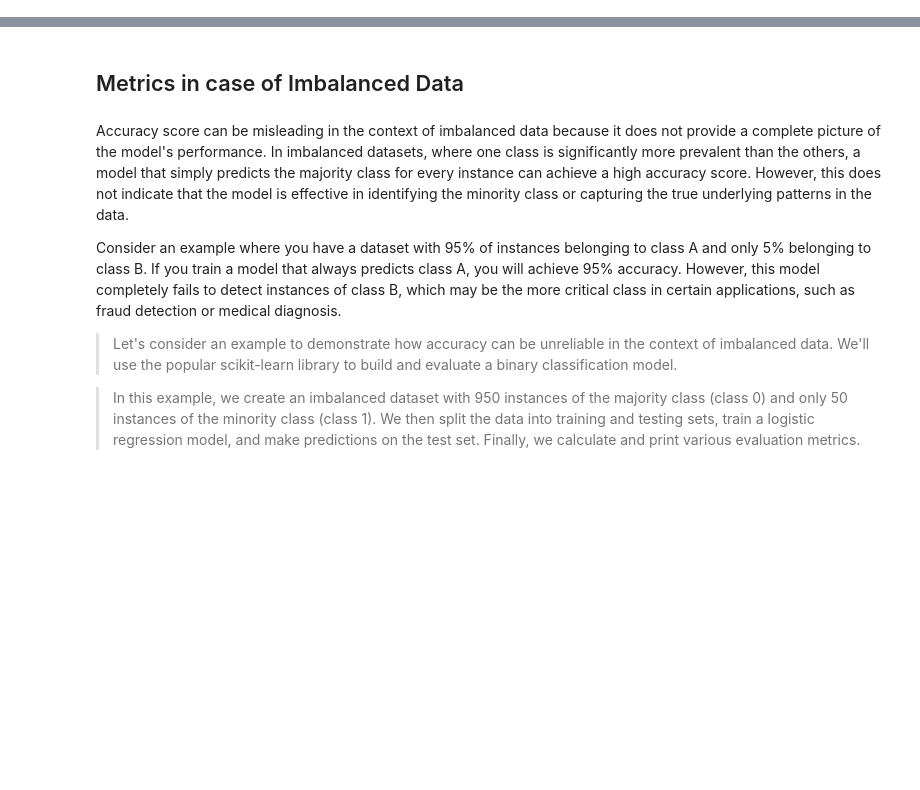
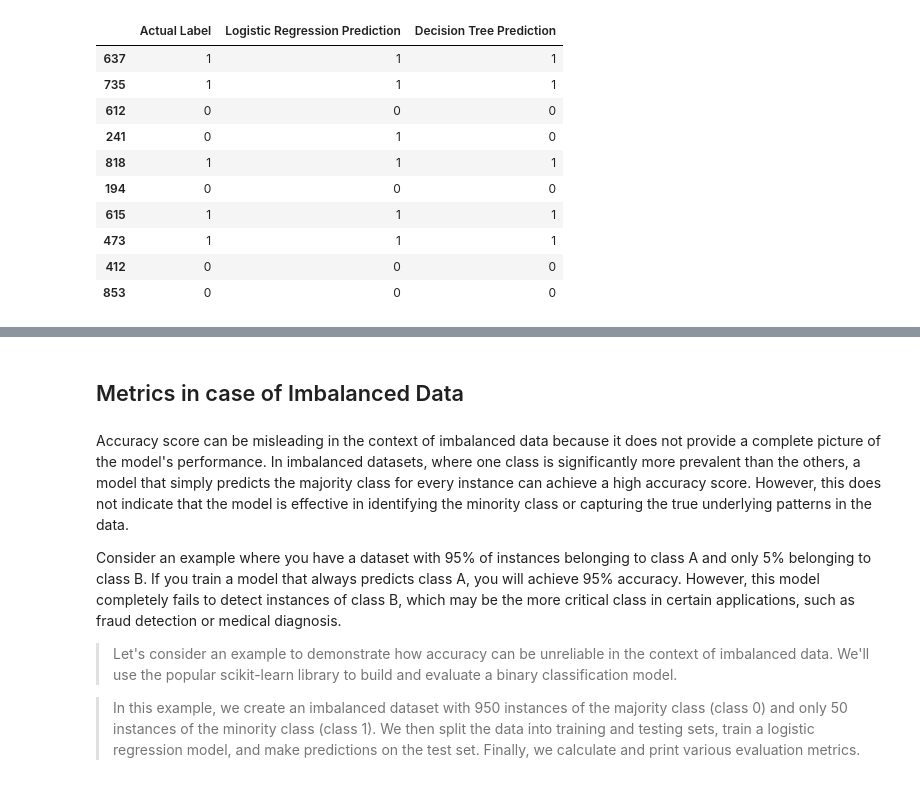
Before and after one commit to mmilannaik/bostonhousepricing, a Jupyter notebook: W28S5_Metrics_case_of_Imbalanced_Data.ipynb, the cells around one changed output, grey strips where cells are left out. Drawn from its saved outputs; the diff is of its cells as text; code cells hidden in the pictures; blank space fills up the shorter version.

```diff
--- a/W28S5_Metrics_case_of_Imbalanced_Data.ipynb
+++ b/W28S5_Metrics_case_of_Imbalanced_Data.ipynb
@@ -2,0 +112,13 @@
+# %%
+df = pd.read_csv('/kaggle/input/heart.csv')
+from sklearn.model_selection import train_test_split
+X_train,X_test,y_train,y_test = train_test_split(df.iloc[:,0:-1],df.iloc[:,-1],test_size=0.2,random_state=2)
+
+from sklearn.linear_model import LogisticRegression
+from sklearn.tree import DecisionTreeClassifier
+
+clf1 = LogisticRegression()
+clf2 = DecisionTreeClassifier()
+
+clf1.fit(X_train,y_train)
+clf2.fit(X_train,y_train)
@@ -2,0 +134,7 @@
+# %%
+y_pred1 = clf1.predict(X_test)
+y_pred2 = clf2.predict(X_test)
+
+from sklearn.metrics import accuracy_score,confusion_matrix
+print("Accuracy of Logistic Regression",accuracy_score(y_test,y_pred1))
+print("Accuracy of Decision Trees",accuracy_score(y_test,y_pred2))
@@ -2,0 +165,19 @@
+# %%
+result = pd.DataFrame()
+result['Actual Label'] = y_test
+result['Logistic Regression Prediction'] = y_pred1
+result['Decision Tree Prediction'] = y_pred2
+# %%
+result.sample(10)
+# %% [output]
+|  | Actual Label | Logistic Regression Prediction | Decision Tree Prediction |
+| 637 | 1 | 1 | 1 |
+| 735 | 1 | 1 | 1 |
+| 612 | 0 | 0 | 0 |
+| 241 | 0 | 1 | 0 |
+| 818 | 1 | 1 | 1 |
+| 194 | 0 | 0 | 0 |
+| 615 | 1 | 1 | 1 |
+| 473 | 1 | 1 | 1 |
+| 412 | 0 | 0 | 0 |
+| 853 | 0 | 0 | 0 |
```
Also changed, not shown: parts of 13 cells of this notebook.
